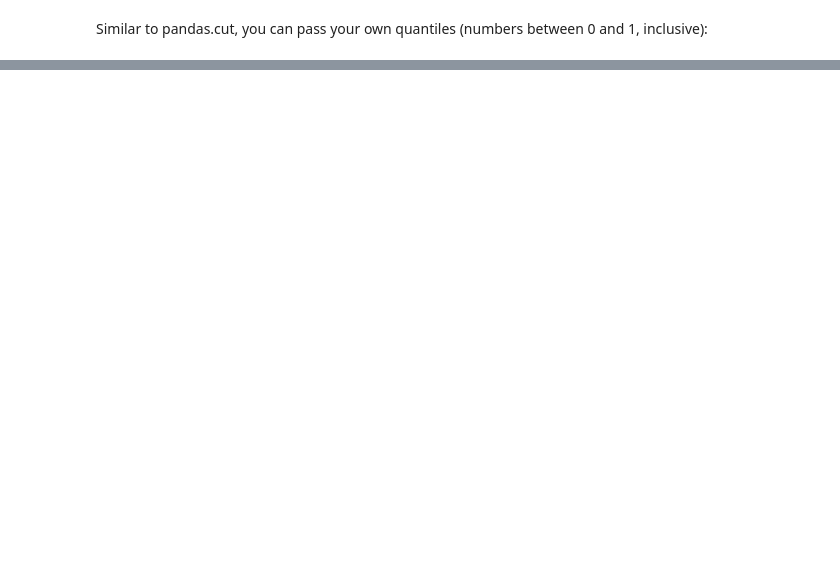
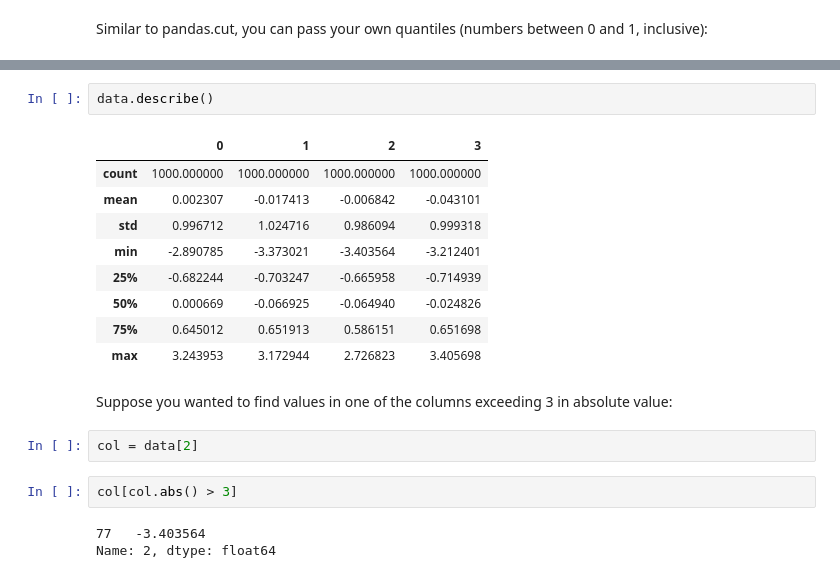
Before and after one commit to navneet-srivastava/python-data-analysis, a Jupyter notebook: data_cleaning.ipynb, the cells around one changed output, grey strips where cells are left out. Drawn from its saved outputs; the diff is of its cells as text; blank space fills up the shorter version.

```diff
--- a/data_cleaning.ipynb
+++ b/data_cleaning.ipynb
@@ -704,0 +719,22 @@ Name: count, dtype: int64
+# %%
+data.describe()
+# %% [output]
+|  | 0 | 1 | 2 | 3 |
+| count | 1000.000000 | 1000.000000 | 1000.000000 | 1000.000000 |
+| mean | 0.002307 | -0.017413 | -0.006842 | -0.043101 |
+| std | 0.996712 | 1.024716 | 0.986094 | 0.999318 |
+| min | -2.890785 | -3.373021 | -3.403564 | -3.212401 |
+| 25% | -0.682244 | -0.703247 | -0.665958 | -0.714939 |
+| 50% | 0.000669 | -0.066925 | -0.064940 | -0.024826 |
+| 75% | 0.645012 | 0.651913 | 0.586151 | 0.651698 |
+| max | 3.243953 | 3.172944 | 2.726823 | 3.405698 |
+# %% [markdown]
+Suppose you wanted to find values in one of the columns exceeding 3 in absolute
+value:
+# %%
+col = data[2]
+# %%
+col[col.abs() > 3]
+# %% [output]
+77   -3.403564
+Name: 2, dtype: float64
```
Also changed, not shown: parts of 26 cells of this notebook.
